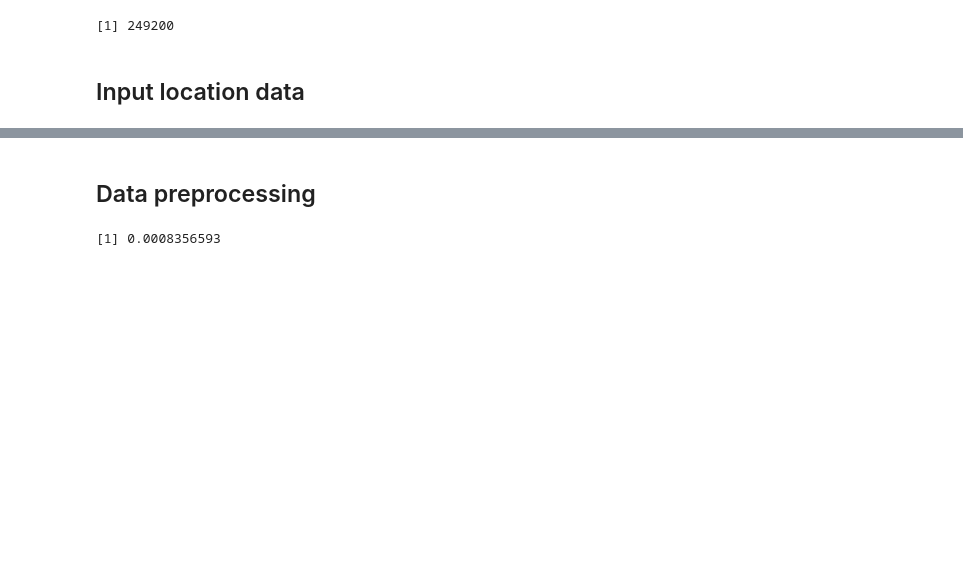
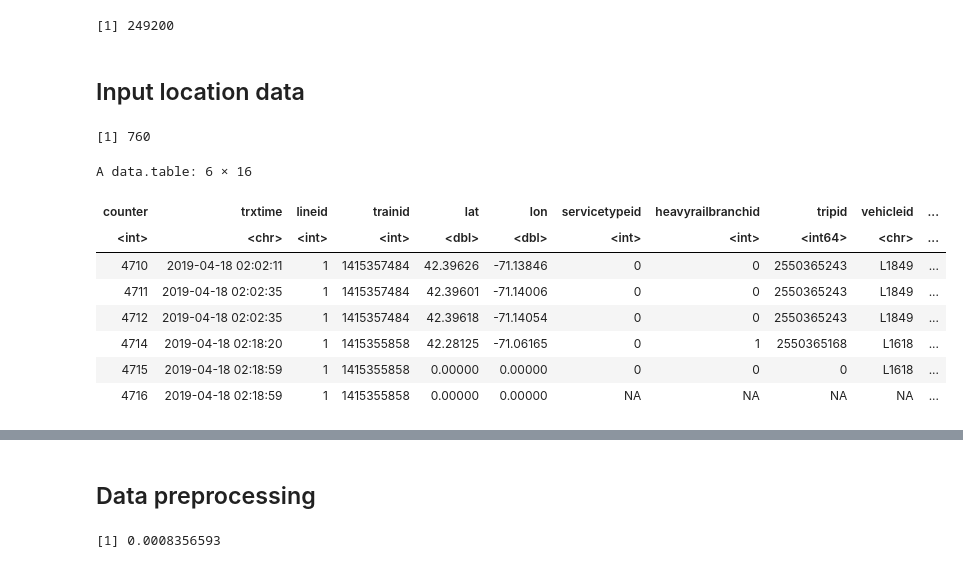
Before and after one commit to narslab/treem, a Jupyter notebook: bin/jupyter/vehicle-trajectory-computation-alt.ipynb, the cells around one changed output, grey strips where cells are left out. Saved outputs shown, nothing was run; the diff lists cells and outputs as text; code cells hidden in the pictures; blank space fills up the shorter version.

```diff
--- a/bin/jupyter/vehicle-trajectory-computation-alt.ipynb
+++ b/bin/jupyter/vehicle-trajectory-computation-alt.ipynb
@@ -41,0 +60,18 @@ DISTANCE_FILEPATH = "../../data/raw/vehicle-location/"
+# %%
+dht = get_heavy_rail_trajectories(YEARLIST,MONTHlIST)
+dlt = get_light_rail_trajectories(YEARLIST,MONTHlIST)
+# %%
+dht1 = dht[dht$lineid==1]
+length(unique(dht1$trainid))
+head(dht1)
+# %% [output]
+[1] 760
+A data.table: 6 × 16
+| counter | trxtime | lineid | trainid | lat | lon | servicetypeid | heavyrailbranchid | tripid | vehicleid | ... |
+| <int> | <chr> | <int> | <int> | <dbl> | <dbl> | <int> | <int> | <int64> | <chr> | ... |
+| 4710 | 2019-04-18 02:02:11 | 1 | 1415357484 | 42.39626 | -71.13846 | 0 | 0 | 2550365243 | L1849 | ... |
+| 4711 | 2019-04-18 02:02:35 | 1 | 1415357484 | 42.39601 | -71.14006 | 0 | 0 | 2550365243 | L1849 | ... |
+| 4712 | 2019-04-18 02:02:35 | 1 | 1415357484 | 42.39618 | -71.14054 | 0 | 0 | 2550365243 | L1849 | ... |
+| 4714 | 2019-04-18 02:18:20 | 1 | 1415355858 | 42.28125 | -71.06165 | 0 | 1 | 2550365168 | L1618 | ... |
+| 4715 | 2019-04-18 02:18:59 | 1 | 1415355858 | 0.00000 | 0.00000 | 0 | 0 | 0 | L1618 | ... |
+| 4716 | 2019-04-18 02:18:59 | 1 | 1415355858 | 0.00000 | 0.00000 | NA | NA | NA | NA | ... |
```
Also changed, not shown: parts of 10 cells of this notebook.
